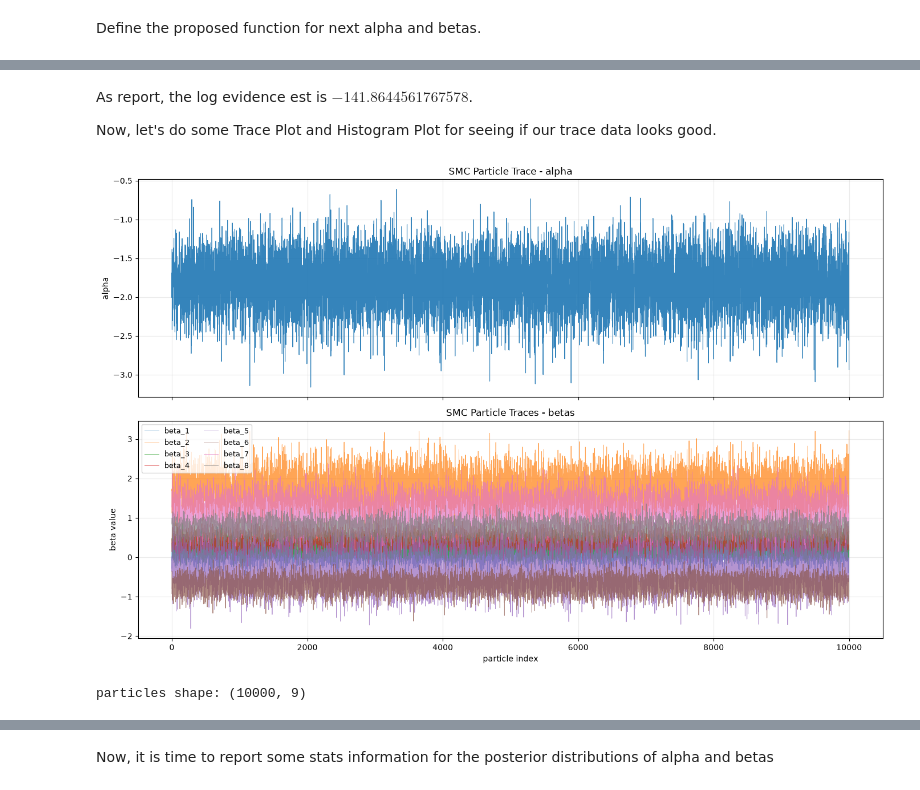
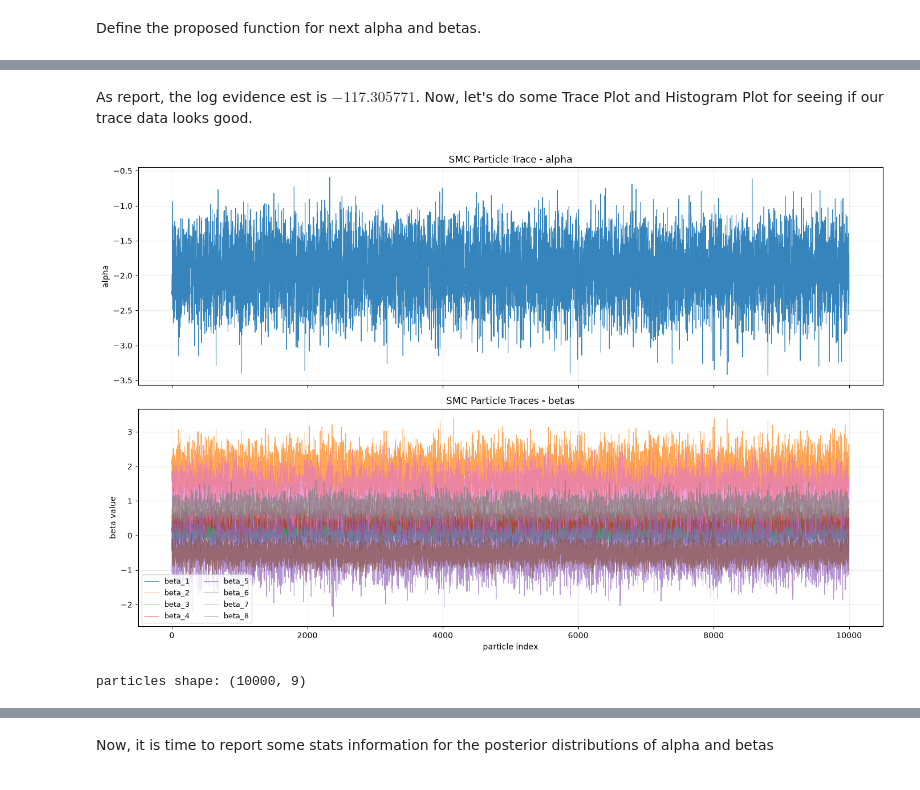
Before and after one commit to saobangmath/MiniProject-PhD-, a Jupyter notebook: MCMC/model-selection.ipynb, the cells around one changed output, grey strips where cells are left out. Cells and saved outputs as stored; diff of their text form; code cells hidden in the pictures.

```diff
--- a/MCMC/model-selection.ipynb
+++ b/MCMC/model-selection.ipynb
@@ -183,21 +182,19 @@ def gen_initial_samples(no_samples: int, p: int, key):
 # Convert pandas to jax arrays
 X_jax = jnp.array(chosen_X.values, dtype=float)
 y_jax = jnp.array(chosen_y.values, dtype=float).ravel()
+X_columns = chosen_X.columns
+
 p = X_jax.shape[1]
-
 
 def _vector_to_named(vec):
     vec = jnp.ravel(vec)
     return LogisticRegParams(alpha=vec[0], betas=vec[1:])
 
-
 def _target_logpdf_single(vec, X_observed, y_observed):
     return posterior_log_pdf(_vector_to_named(vec), X_observed, y_observed)
 
-
 def _prior_logpdf_single(vec):
     return prior_log_pdf(_vector_to_named(vec))
-
 
 def target_logpdf_vec(vec_or_batch, X_observed, y_observed):
     arr = jnp.asarray(vec_or_batch)
@@ -205,32 +202,12 @@ def target_logpdf_vec(vec_or_batch, X_observed, y_observed):
         return _target_logpdf_single(arr, X_observed, y_observed)
     return jax.vmap(lambda row: _target_logpdf_single(row, X_observed, y_observed))(arr)
 
-
 def prior_logpdf_vec(vec_or_batch):
     arr = jnp.asarray(vec_or_batch)
     if arr.ndim == 1:
         return _prior_logpdf_single(arr)
     return jax.vmap(_prior_logpdf_single)(arr)
 
-
 def proposed_fn_vec(vec, key):
     out = proposed_fn(_vector_to_named(vec), key)
     return jnp.concatenate([jnp.array([out.alpha]), jnp.ravel(out.betas)])
-
-
-smc = SMC(
-    dims=1 + p,
-    target_dist_logpdf=partial(target_logpdf_vec, X_observed=X_jax, y_observed=y_jax),
-    prior_dist_logpdf=prior_logpdf_vec,
-    proposed_fn=proposed_fn_vec,
-    key=random.key(0),
-)
-
-no_samples = 10_000
-key = random.key(42)
-initial_samples = gen_initial_samples(no_samples, p, key)
-smc.reset(samples=initial_samples)
-
-lam_list, tot_log_z = smc.build_intermediate_dists()
-print("lambda schedule:", lam_list)
-print("log evidence estimate:", float(tot_log_z))
@@ -255,56 +338,42 @@ log evidence estimate: -141.8644561767578
 # %% [markdown]
-As report, the log evidence est is $-141.8644561767578$.
-
-Now, let's do some Trace Plot and Histogram Plot for seeing if our trace data looks good.
+As report, the log evidence est is $-117.305771$. Now, let's do some Trace Plot and Histogram Plot for seeing if our trace data looks good.
 # %%
 import numpy as np
 import matplotlib.pyplot as plt
 
-
-def _extract_particles_array(smc_obj):
-    """Return SMC particles as 2D numpy array: (n_particles, 1 + p)."""
-    particles = np.array(smc_obj.get_current_sample_list())
-    if particles.ndim != 2:
-        raise ValueError(f"Expected 2D particle matrix, got shape {particles.shape}")
-    if particles.shape[1] < 2:
-        raise ValueError(f"Expected at least alpha + 1 beta, got shape {particles.shape}")
-    return particles
-
-
-def plot_smc_traces(smc_obj, max_beta_legend=10, figsize=(14, 9)):
+def plot_smc_traces(particles, max_beta_legend=10, figsize=(14, 9)):
     """Plot particle-index traces for alpha and betas."""
-    particles = _extract_particles_array(smc_obj)
     alpha_trace = particles[:, 0]
     betas_trace = particles[:, 1:]
 
     fig, axes = plt.subplots(2, 1, figsize=figsize, sharex=True)
 
     axes[0].plot(alpha_trace, lw=0.8, alpha=0.9)
     axes[0].set_title("SMC Particle Trace - alpha")
     axes[0].set_ylabel("alpha")
     axes[0].grid(alpha=0.25)
 
     for j in range(betas_trace.shape[1]):
         axes[1].plot(betas_trace[:, j], lw=0.7, alpha=0.7, label=f"beta_{j+1}")
 
     axes[1].set_title("SMC Particle Traces - betas")
     axes[1].set_xlabel("particle index")
     axes[1].set_ylabel("beta value")
     axes[1].grid(alpha=0.25)
 
     if betas_trace.shape[1] <= max_beta_legend:
         axes[1].legend(loc="best", ncol=2, fontsize=9)
 
     plt.tight_layout()
     plt.show()
 
     print(f"particles shape: {particles.shape}")
 
 
 # Usage
-plot_smc_traces(smc)
+plot_smc_traces(train_smc["particles"])
 # %% [output]
-[figure, old version]
+[figure, new version]
 particles shape: (10000, 9)
 # %%
 import math
```
Also changed, not shown: parts of 12 cells of this notebook, 1 other file.
